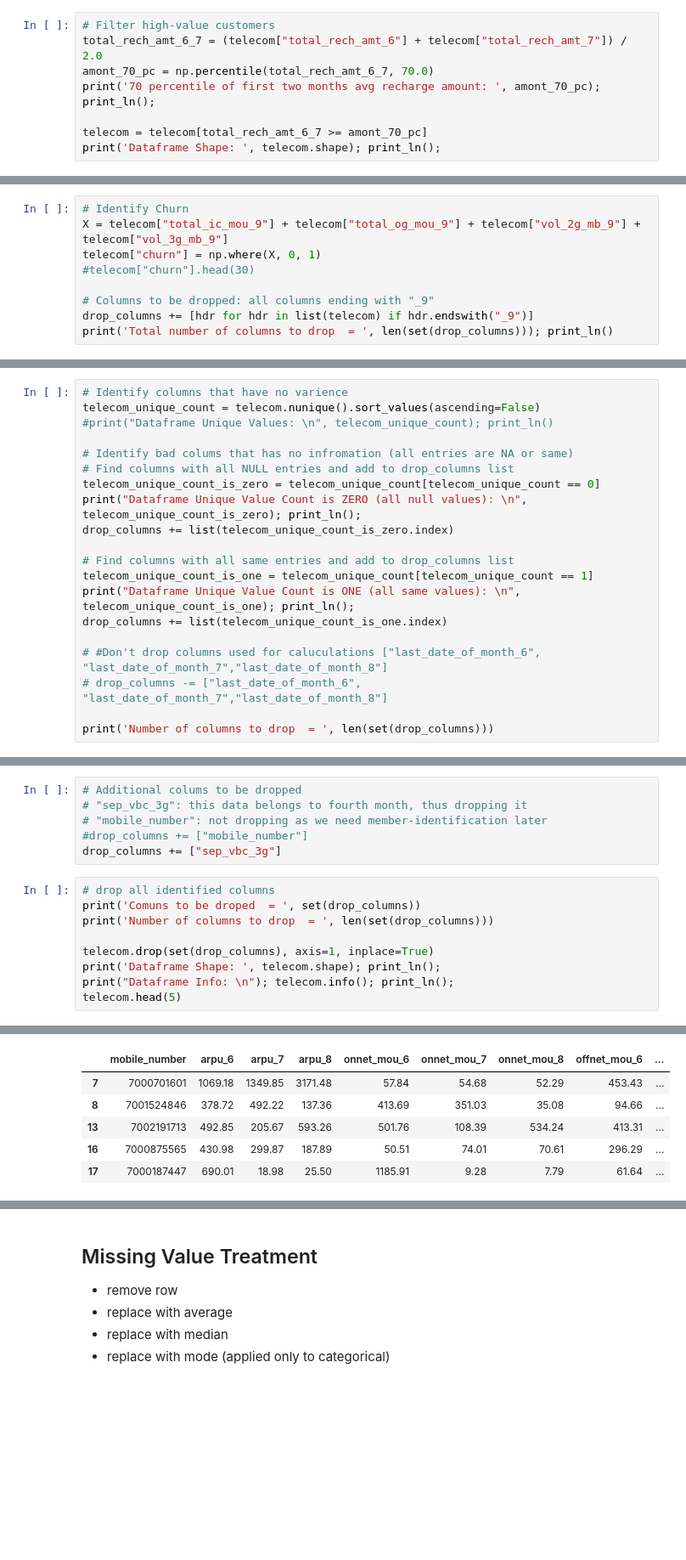
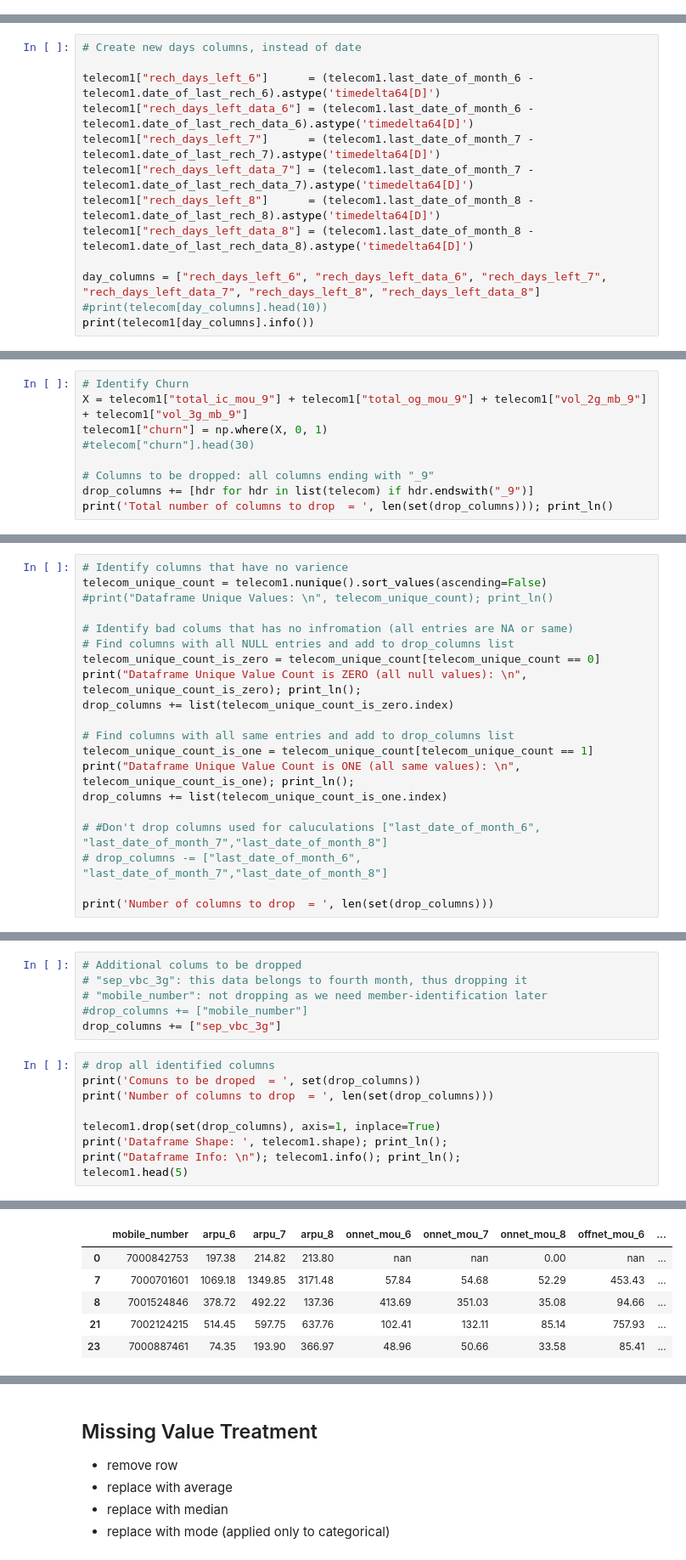
Before and after one commit to iici-psiddineni/ML_Telecom_Churn, a Jupyter notebook: 1_TCCS_DataCleaning_AKNR_New.ipynb, the cells around one changed output, grey strips where cells are left out. Shown: that part at 85% size. Cells and saved outputs as stored; diff of their text form; blank space fills up the shorter version.

```diff
--- a/1_TCCS_DataCleaning_AKNR_New.ipynb
+++ b/1_TCCS_DataCleaning_AKNR_New.ipynb
@@ -142,8 +182,0 @@ drop_columns = date_columns
-# %%
-# Filter high-value customers
-total_rech_amt_6_7 = (telecom["total_rech_amt_6"] + telecom["total_rech_amt_7"]) / 2.0
-amont_70_pc = np.percentile(total_rech_amt_6_7, 70.0)
-print('70 percentile of first two months avg recharge amount: ', amont_70_pc); print_ln();
-
-telecom = telecom[total_rech_amt_6_7 >= amont_70_pc]
-print('Dataframe Shape: ', telecom.shape); print_ln();
@@ -155,0 +183,13 @@ Dataframe Shape:  (30011, 232)
+# %%
+# Create new days columns, instead of date
+
+telecom1["rech_days_left_6"]      = (telecom1.last_date_of_month_6 - telecom1.date_of_last_rech_6).astype('timedelta64[D]')
+telecom1["rech_days_left_data_6"] = (telecom1.last_date_of_month_6 - telecom1.date_of_last_rech_data_6).astype('timedelta64[D]')
+telecom1["rech_days_left_7"]      = (telecom1.last_date_of_month_7 - telecom1.date_of_last_rech_7).astype('timedelta64[D]')
+telecom1["rech_days_left_data_7"] = (telecom1.last_date_of_month_7 - telecom1.date_of_last_rech_data_7).astype('timedelta64[D]')
+telecom1["rech_days_left_8"]      = (telecom1.last_date_of_month_8 - telecom1.date_of_last_rech_8).astype('timedelta64[D]')
+telecom1["rech_days_left_data_8"] = (telecom1.last_date_of_month_8 - telecom1.date_of_last_rech_data_8).astype('timedelta64[D]')
+
+day_columns = ["rech_days_left_6", "rech_days_left_data_6", "rech_days_left_7", "rech_days_left_data_7", "rech_days_left_8", "rech_days_left_data_8"]
+#print(telecom[day_columns].head(10))
+print(telecom1[day_columns].info())
@@ -157,8 +227,8 @@ Dataframe Shape:  (30011, 232)
 ## Tag churners and remove attributes of the churn phase
 # %%
 # Identify Churn
-X = telecom["total_ic_mou_9"] + telecom["total_og_mou_9"] + telecom["vol_2g_mb_9"] + telecom["vol_3g_mb_9"]
-telecom["churn"] = np.where(X, 0, 1)
+X = telecom1["total_ic_mou_9"] + telecom1["total_og_mou_9"] + telecom1["vol_2g_mb_9"] + telecom1["vol_3g_mb_9"]
+telecom1["churn"] = np.where(X, 0, 1)
 #telecom["churn"].head(30)
 
 # Columns to be dropped: all columns ending with "_9"
@@ -171,7 +246,7 @@ Total number of columns to drop  =  63
 ## Identify columns that have no varience & Drop
 # %%
 # Identify columns that have no varience
-telecom_unique_count = telecom.nunique().sort_values(ascending=False)
+telecom_unique_count = telecom1.nunique().sort_values(ascending=False)
 #print("Dataframe Unique Values: \n", telecom_unique_count); print_ln()
 
 # Identify bad colums that has no infromation (all entries are NA or same)
@@ -218,8 +293,8 @@ drop_columns += ["sep_vbc_3g"]
 print('Comuns to be droped  = ', set(drop_columns))
 print('Number of columns to drop  = ', len(set(drop_columns)))
 
-telecom.drop(set(drop_columns), axis=1, inplace=True)
-print('Dataframe Shape: ', telecom.shape); print_ln();
-print("Dataframe Info: \n"); telecom.info(); print_ln();
-telecom.head(5)
+telecom1.drop(set(drop_columns), axis=1, inplace=True)
+print('Dataframe Shape: ', telecom1.shape); print_ln();
+print("Dataframe Info: \n"); telecom1.info(); print_ln();
+telecom1.head(5)
 # %% [output]
@@ -239,6 +318,6 @@ memory usage: 36.5 MB
 |  | mobile_number | arpu_6 | arpu_7 | arpu_8 | onnet_mou_6 | onnet_mou_7 | onnet_mou_8 | offnet_mou_6 | ... |
+| 0 | 7000842753 | 197.38 | 214.82 | 213.80 | nan | nan | 0.00 | nan | ... |
 | 7 | 7000701601 | 1069.18 | 1349.85 | 3171.48 | 57.84 | 54.68 | 52.29 | 453.43 | ... |
 | 8 | 7001524846 | 378.72 | 492.22 | 137.36 | 413.69 | 351.03 | 35.08 | 94.66 | ... |
-| 13 | 7002191713 | 492.85 | 205.67 | 593.26 | 501.76 | 108.39 | 534.24 | 413.31 | ... |
-| 16 | 7000875565 | 430.98 | 299.87 | 187.89 | 50.51 | 74.01 | 70.61 | 296.29 | ... |
-| 17 | 7000187447 | 690.01 | 18.98 | 25.50 | 1185.91 | 9.28 | 7.79 | 61.64 | ... |
+| 21 | 7002124215 | 514.45 | 597.75 | 637.76 | 102.41 | 132.11 | 85.14 | 757.93 | ... |
+| 23 | 7000887461 | 74.35 | 193.90 | 366.97 | 48.96 | 50.66 | 33.58 | 85.41 | ... |
```
Also changed, not shown: parts of 29 cells of this notebook.
